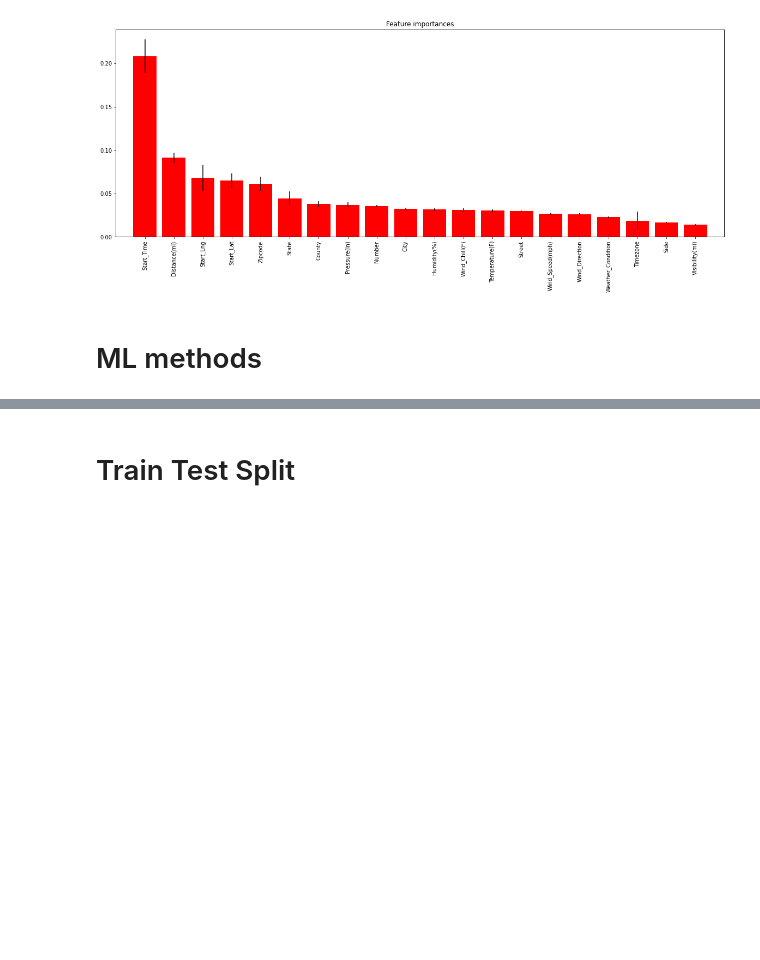
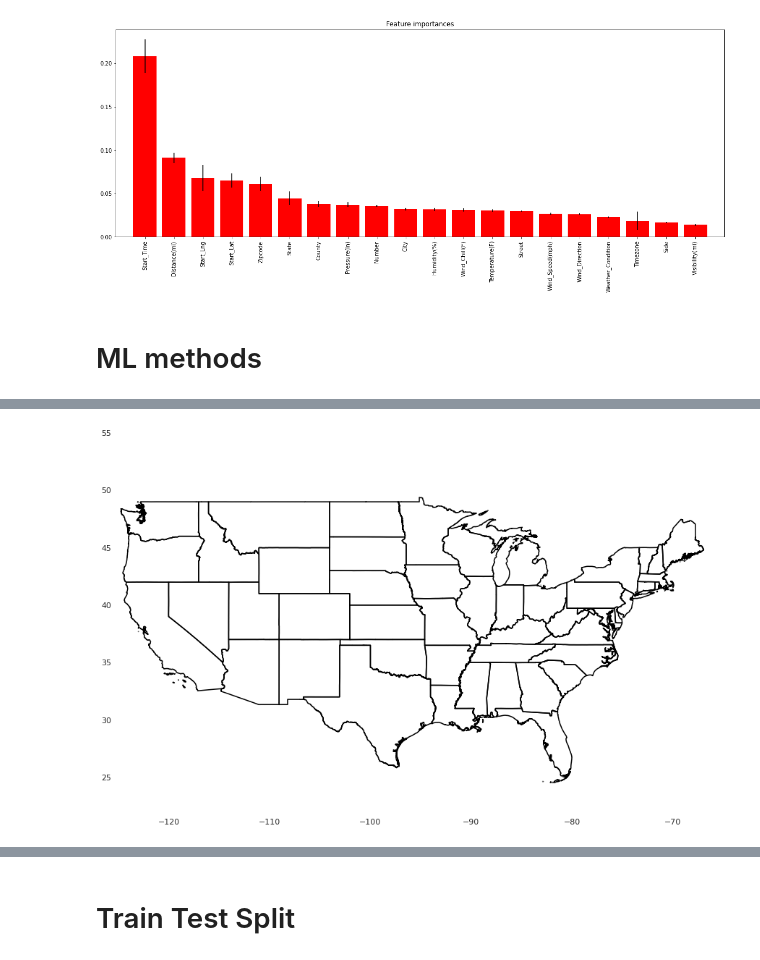
Before and after one commit to SunflowerAries/wdxasd, a Jupyter notebook: us-accidents-ann-with-accuracy-95- tensflow.ipynb, the cells around one changed output, grey strips where cells are left out. Drawn from its saved outputs; the diff is of its cells as text; code cells hidden in the pictures; blank space fills up the shorter version.

Commit message:
plot

```diff
--- a/us-accidents-ann-with-accuracy-95- tensflow.ipynb
+++ b/us-accidents-ann-with-accuracy-95- tensflow.ipynb
@@ -485,0 +501,69 @@ CatBoost
+# %%
+import geopandas as gpd
+states = gpd.read_file('us-states-map')
+
+fig, ax = plt.subplots(figsize=(15,15))
+ax.set_xlim([-125,-65])
+ax.set_ylim([22,55])
+states.boundary.plot(ax=ax, color='black')
+
+us_states = {'AK': 'Alaska',
+ 'AL': 'Alabama',
+ 'AR': 'Arkansas',
+ 'AS': 'American Samoa',
+ 'AZ': 'Arizona',
+ 'CA': 'California',
+ 'CO': 'Colorado',
+ 'CT': 'Connecticut',
+ 'DC': 'District of Columbia',
+ 'DE': 'Delaware',
+ 'FL': 'Florida',
+ 'GA': 'Georgia',
+ 'GU': 'Guam',
+ 'HI': 'Hawaii',
+ 'IA': 'Iowa',
+ 'ID': 'Idaho',
+ 'IL': 'Illinois',
+ 'IN': 'Indiana',
+ 'KS': 'Kansas',
+ 'KY': 'Kentucky',
+ 'LA': 'Louisiana',
+ 'MA': 'Massachusetts',
+ 'MD': 'Maryland',
+ 'ME': 'Maine',
+ 'MI': 'Michigan',
+ 'MN': 'Minnesota',
+ 'MO': 'Missouri',
+ 'MP': 'Northern Mariana Islands',
+ 'MS': 'Mississippi',
+ 'MT': 'Montana',
+ 'NC': 'North Carolina',
+ 'ND': 'North Dakota',
+ 'NE': 'Nebraska',
+ 'NH': 'New Hampshire',
+ 'NJ': 'New Jersey',
+ 'NM': 'New Mexico',
+ 'NV': 'Nevada',
+ 'NY': 'New York',
+ 'OH': 'Ohio',
+ 'OK': 'Oklahoma',
+ 'OR': 'Oregon',
+ 'PA': 'Pennsylvania',
+ 'PR': 'Puerto Rico',
+ 'RI': 'Rhode Island',
+ 'SC': 'South Carolina',
+ 'SD': 'South Dakota',
+ 'TN': 'Tennessee',
+ 'TX': 'Texas',
+ 'UT': 'Utah',
+ 'VA': 'Virginia',
+ 'VI': 'Virgin Islands',
+ 'VT': 'Vermont',
+ 'WA': 'Washington',
+ 'WI': 'Wisconsin',
+ 'WV': 'West Virginia',
+ 'WY': 'Wyoming'}
+
+states['Severity'] = 0
+states
+# %% [output]
@@ -485,0 +587 @@ CatBoost
+[figure, added]
```
Also changed, not shown: parts of 10 cells of this notebook, 7 other files.
